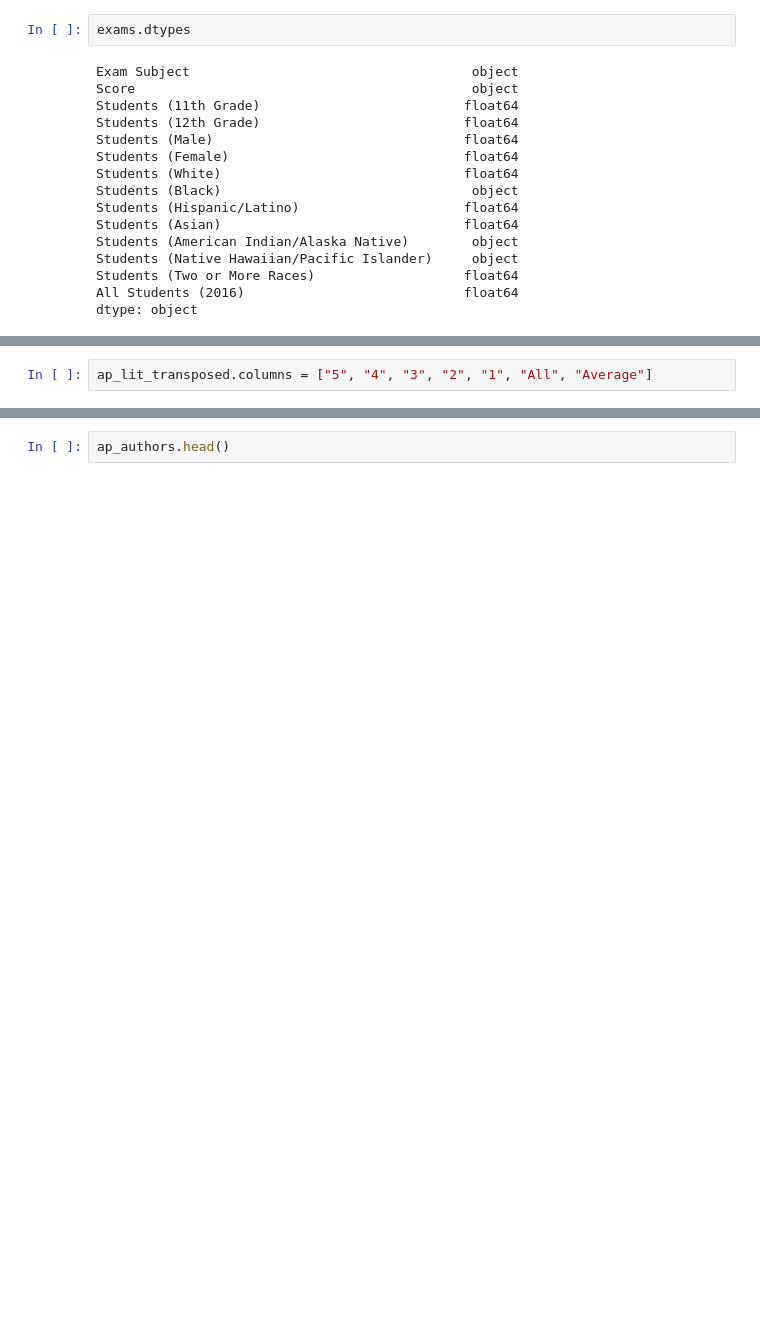
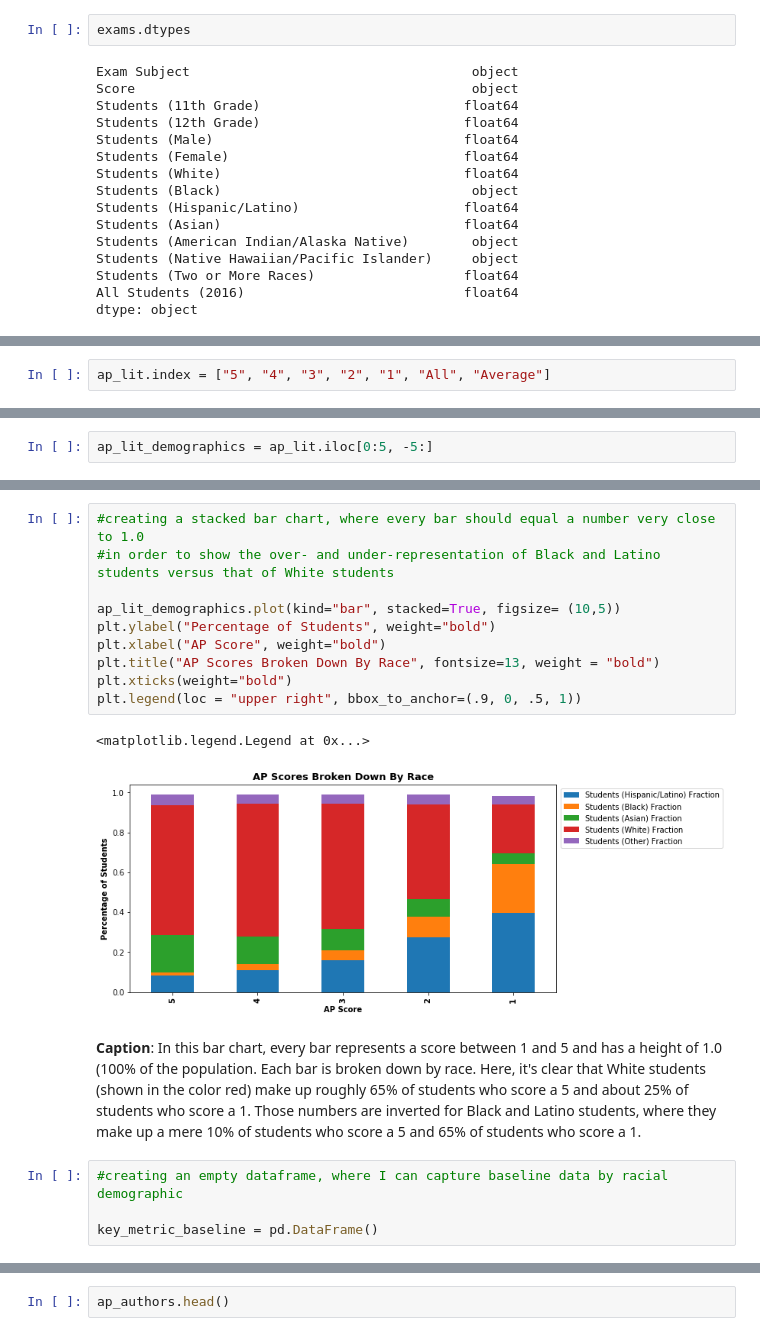
Before and after one commit to jtillis0317/Drills-and-Projects, a Jupyter notebook: Unit 1 Capstone.ipynb, the cells around one changed output, grey strips where cells are left out. Cells and saved outputs as stored; diff of their text form; blank space fills up the shorter version.

```diff
--- a/Unit 1 Capstone.ipynb
+++ b/Unit 1 Capstone.ipynb
@@ -144,2 +126,2 @@ ap_lit_transposed.head()
 # %%
-ap_lit_transposed.columns = ["5", "4", "3", "2", "1", "All", "Average"]
+ap_lit.index = ["5", "4", "3", "2", "1", "All", "Average"]
@@ -265,0 +138,2 @@ ap_authors = pd.read_csv("AP Authors.csv", encoding = "ISO-8859-1")
+# %%
+ap_lit_demographics = ap_lit.iloc[0:5, -5:]
@@ -265,0 +149,19 @@ ap_authors = pd.read_csv("AP Authors.csv", encoding = "ISO-8859-1")
+# %%
+#creating a stacked bar chart, where every bar should equal a number very close to 1.0
+#in order to show the over- and under-representation of Black and Latino students versus that of White students
+
+ap_lit_demographics.plot(kind="bar", stacked=True, figsize= (10,5))
+plt.ylabel("Percentage of Students", weight="bold")
+plt.xlabel("AP Score", weight="bold")
+plt.title("AP Scores Broken Down By Race", fontsize=13, weight = "bold")
+plt.xticks(weight="bold")
+plt.legend(loc = "upper right", bbox_to_anchor=(.9, 0, .5, 1))
+# %% [output]
+<matplotlib.legend.Legend at 0x...>
+[figure, added]
+# %% [markdown]
+**Caption**: In this bar chart, every bar represents a score between 1 and 5 and has a height of 1.0 (100% of the population. Each bar is broken down by race. Here, it's clear that White students (shown in the color red) make up roughly 65% of students who score a 5 and about 25% of students who score a 1. Those numbers are inverted for Black and Latino students, where they make up a mere 10% of students who score a 5 and 65% of students who score a 1.
+# %%
+#creating an empty dataframe, where I can capture baseline data by racial demographic
+
+key_metric_baseline = pd.DataFrame()
```
Also changed, not shown: parts of 30 cells of this notebook.
